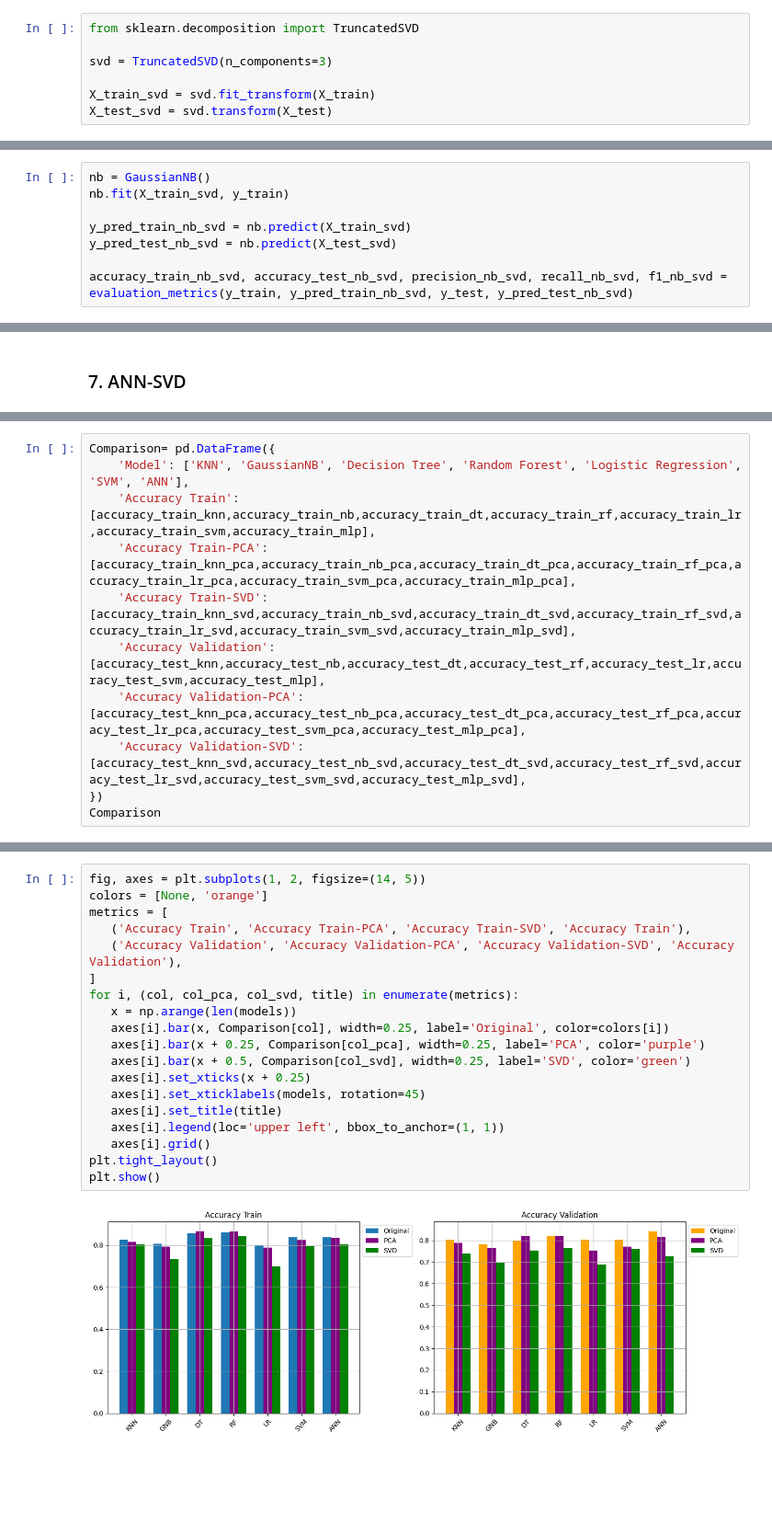
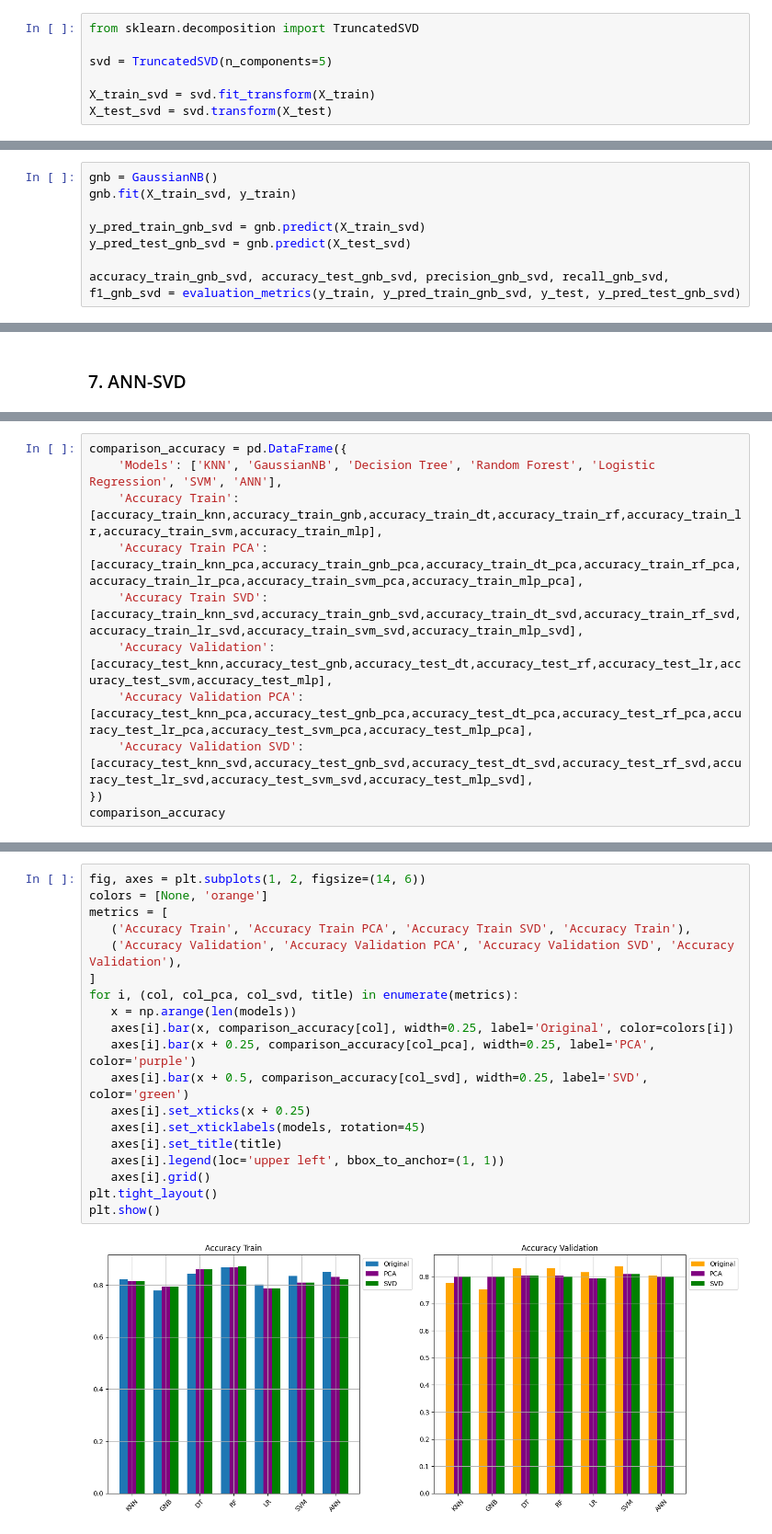
Before and after one commit to nilujafari/ML, a Jupyter notebook: titanic_survival/main.ipynb, the cells around one changed output, grey strips where cells are left out. Shown at 92% size. Saved outputs shown, nothing was run; the diff lists cells and outputs as text; blank space fills up the shorter version.

Commit message:
uppdate chart

```diff
--- a/titanic_survival/main.ipynb
+++ b/titanic_survival/main.ipynb
@@ -823,7 +895,7 @@ plt.show()
 # %%
 from sklearn.decomposition import TruncatedSVD
 
-svd = TruncatedSVD(n_components=3)
+svd = TruncatedSVD(n_components=5)
 
 X_train_svd = svd.fit_transform(X_train)
 X_test_svd = svd.transform(X_test)
@@ -864,11 +936,11 @@ weighted avg       0.74      0.74      0.74       179
 # %% [markdown]
 ### 2. GaussianNB-SVD
 # %%
-nb = GaussianNB()
-nb.fit(X_train_svd, y_train)
+gnb = GaussianNB()
+gnb.fit(X_train_svd, y_train)
 
-y_pred_train_nb_svd = nb.predict(X_train_svd)
-y_pred_test_nb_svd = nb.predict(X_test_svd)
+y_pred_train_gnb_svd = gnb.predict(X_train_svd)
+y_pred_test_gnb_svd = gnb.predict(X_test_svd)
 
-accuracy_train_nb_svd, accuracy_test_nb_svd, precision_nb_svd, recall_nb_svd, f1_nb_svd = evaluation_metrics(y_train, y_pred_train_nb_svd, y_test, y_pred_test_nb_svd)
+accuracy_train_gnb_svd, accuracy_test_gnb_svd, precision_gnb_svd, recall_gnb_svd, f1_gnb_svd = evaluation_metrics(y_train, y_pred_train_gnb_svd, y_test, y_pred_test_gnb_svd)
 # %% [output]
@@ -1084,12 +1200,12 @@ plt.show()
 # %%
-Comparison= pd.DataFrame({
-    'Model': ['KNN', 'GaussianNB', 'Decision Tree', 'Random Forest', 'Logistic Regression', 'SVM', 'ANN'],
-    'Accuracy Train': [accuracy_train_knn,accuracy_train_nb,accuracy_train_dt,accuracy_train_rf,accuracy_train_lr,accuracy_train_svm,accuracy_train_mlp],
-    'Accuracy Train-PCA': [accuracy_train_knn_pca,accuracy_train_nb_pca,accuracy_train_dt_pca,accuracy_train_rf_pca,accuracy_train_lr_pca,accuracy_train_svm_pca,accuracy_train_mlp_pca],
-    'Accuracy Train-SVD': [accuracy_train_knn_svd,accuracy_train_nb_svd,accuracy_train_dt_svd,accuracy_train_rf_svd,accuracy_train_lr_svd,accuracy_train_svm_svd,accuracy_train_mlp_svd],
-    'Accuracy Validation': [accuracy_test_knn,accuracy_test_nb,accuracy_test_dt,accuracy_test_rf,accuracy_test_lr,accuracy_test_svm,accuracy_test_mlp],
-    'Accuracy Validation-PCA': [accuracy_test_knn_pca,accuracy_test_nb_pca,accuracy_test_dt_pca,accuracy_test_rf_pca,accuracy_test_lr_pca,accuracy_test_svm_pca,accuracy_test_mlp_pca],
-    'Accuracy Validation-SVD': [accuracy_test_knn_svd,accuracy_test_nb_svd,accuracy_test_dt_svd,accuracy_test_rf_svd,accuracy_test_lr_svd,accuracy_test_svm_svd,accuracy_test_mlp_svd],
+comparison_accuracy = pd.DataFrame({
+    'Models': ['KNN', 'GaussianNB', 'Decision Tree', 'Random Forest', 'Logistic Regression', 'SVM', 'ANN'],
+    'Accuracy Train': [accuracy_train_knn,accuracy_train_gnb,accuracy_train_dt,accuracy_train_rf,accuracy_train_lr,accuracy_train_svm,accuracy_train_mlp],
+    'Accuracy Train PCA': [accuracy_train_knn_pca,accuracy_train_gnb_pca,accuracy_train_dt_pca,accuracy_train_rf_pca,accuracy_train_lr_pca,accuracy_train_svm_pca,accuracy_train_mlp_pca],
+    'Accuracy Train SVD': [accuracy_train_knn_svd,accuracy_train_gnb_svd,accuracy_train_dt_svd,accuracy_train_rf_svd,accuracy_train_lr_svd,accuracy_train_svm_svd,accuracy_train_mlp_svd],
+    'Accuracy Validation': [accuracy_test_knn,accuracy_test_gnb,accuracy_test_dt,accuracy_test_rf,accuracy_test_lr,accuracy_test_svm,accuracy_test_mlp],
+    'Accuracy Validation PCA': [accuracy_test_knn_pca,accuracy_test_gnb_pca,accuracy_test_dt_pca,accuracy_test_rf_pca,accuracy_test_lr_pca,accuracy_test_svm_pca,accuracy_test_mlp_pca],
+    'Accuracy Validation SVD': [accuracy_test_knn_svd,accuracy_test_gnb_svd,accuracy_test_dt_svd,accuracy_test_rf_svd,accuracy_test_lr_svd,accuracy_test_svm_svd,accuracy_test_mlp_svd],
 })
-Comparison
+comparison_accuracy
 # %% [output]
@@ -1106,21 +1222,21 @@ Comparison
 # %%
-fig, axes = plt.subplots(1, 2, figsize=(14, 5))
+fig, axes = plt.subplots(1, 2, figsize=(14, 6))
 colors = [None, 'orange']
 metrics = [
-   ('Accuracy Train', 'Accuracy Train-PCA', 'Accuracy Train-SVD', 'Accuracy Train'),
-   ('Accuracy Validation', 'Accuracy Validation-PCA', 'Accuracy Validation-SVD', 'Accuracy Validation'),
+   ('Accuracy Train', 'Accuracy Train PCA', 'Accuracy Train SVD', 'Accuracy Train'),
+   ('Accuracy Validation', 'Accuracy Validation PCA', 'Accuracy Validation SVD', 'Accuracy Validation'),
 ]
 for i, (col, col_pca, col_svd, title) in enumerate(metrics):
    x = np.arange(len(models))
-   axes[i].bar(x, Comparison[col], width=0.25, label='Original', color=colors[i])
-   axes[i].bar(x + 0.25, Comparison[col_pca], width=0.25, label='PCA', color='purple')
-   axes[i].bar(x + 0.5, Comparison[col_svd], width=0.25, label='SVD', color='green')
+   axes[i].bar(x, comparison_accuracy[col], width=0.25, label='Original', color=colors[i])
+   axes[i].bar(x + 0.25, comparison_accuracy[col_pca], width=0.25, label='PCA', color='purple')
+   axes[i].bar(x + 0.5, comparison_accuracy[col_svd], width=0.25, label='SVD', color='green')
    axes[i].set_xticks(x + 0.25)
    axes[i].set_xticklabels(models, rotation=45)
    axes[i].set_title(title)
    axes[i].legend(loc='upper left', bbox_to_anchor=(1, 1))
    axes[i].grid()
 plt.tight_layout()
 plt.show()
 # %% [output]
-[figure, old version]
+[figure, new version]
```
Also changed, not shown: parts of 64 cells of this notebook.
